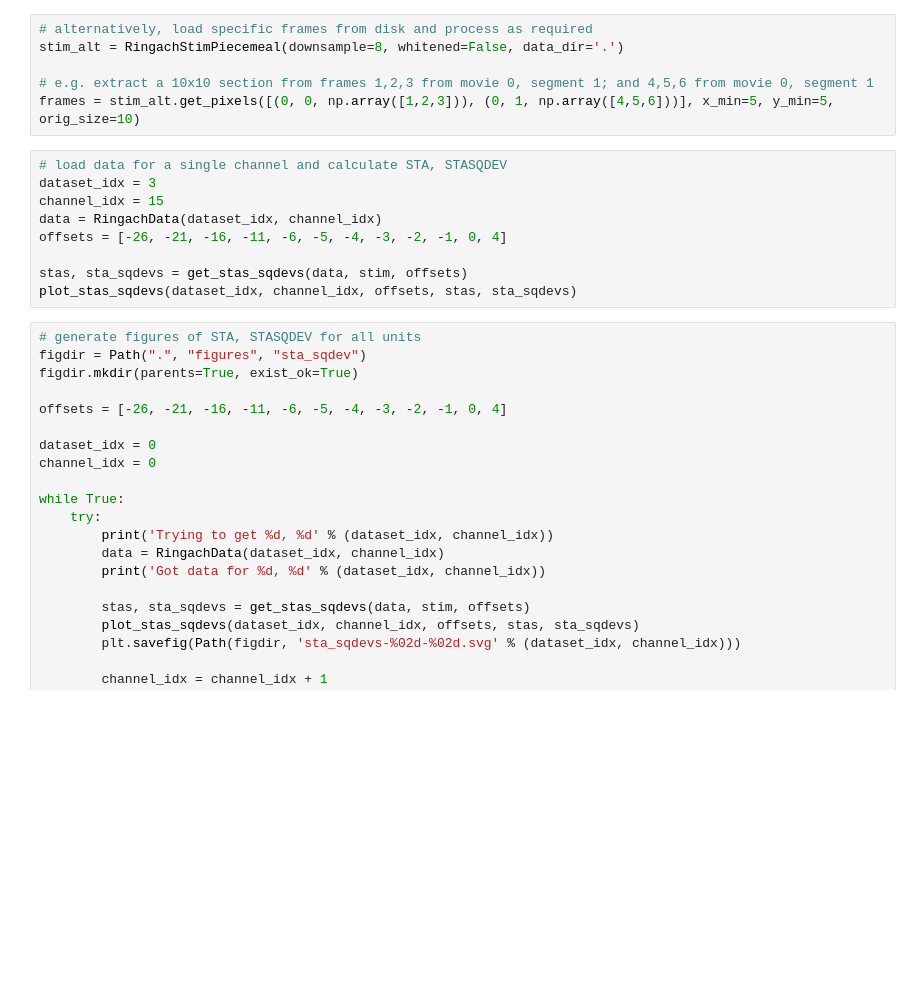
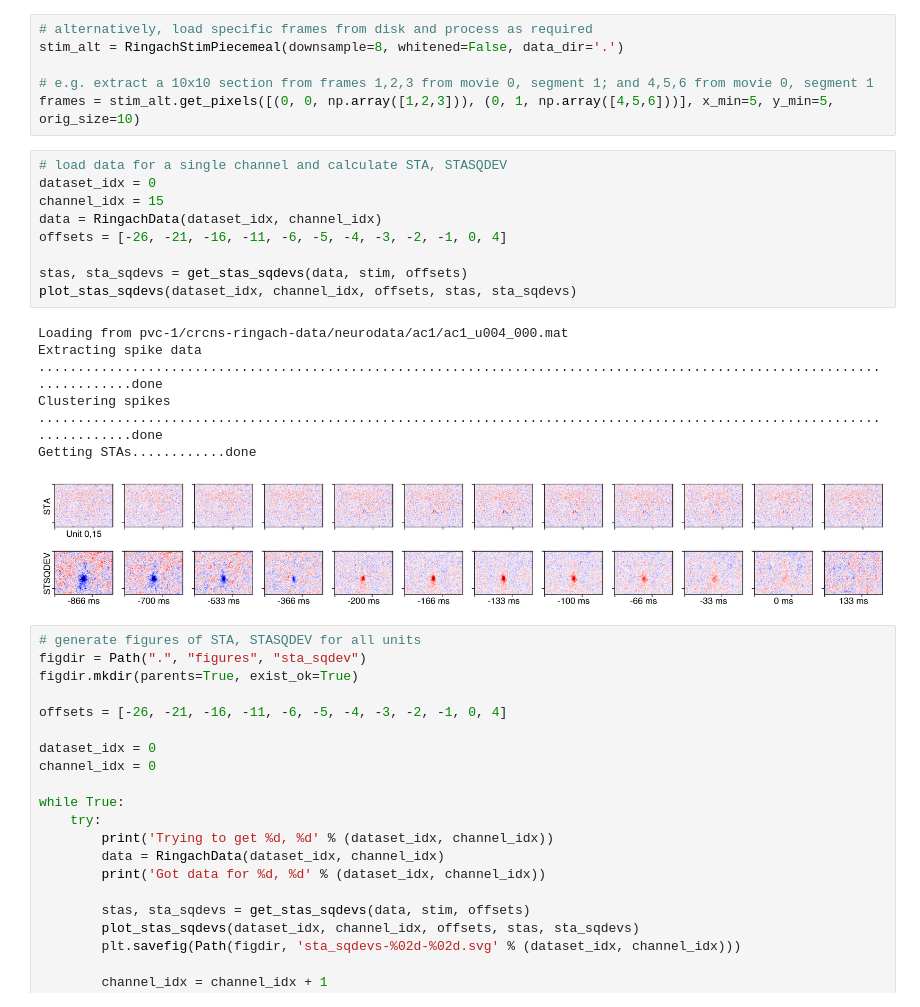
Before and after one commit to ben-willmore/ringach-pvc1, a Jupyter notebook: ringach-example.ipynb, the cells around one changed output. Saved outputs shown, nothing was run; the diff lists cells and outputs as text; blank space fills up the shorter version.

```diff
--- a/ringach-example.ipynb
+++ b/ringach-example.ipynb
@@ -22,13 +22,21 @@ stim_alt = RingachStimPiecemeal(downsample=8, whitened=False, data_dir='.')
 frames = stim_alt.get_pixels([(0, 0, np.array([1,2,3])), (0, 1, np.array([4,5,6]))], x_min=5, y_min=5, orig_size=10)
 # %%
 # load data for a single channel and calculate STA, STASQDEV
-dataset_idx = 3
+dataset_idx = 0
 channel_idx = 15
 data = RingachData(dataset_idx, channel_idx)
 offsets = [-26, -21, -16, -11, -6, -5, -4, -3, -2, -1, 0, 4]
 
 stas, sta_sqdevs = get_stas_sqdevs(data, stim, offsets)
 plot_stas_sqdevs(dataset_idx, channel_idx, offsets, stas, sta_sqdevs)
+# %% [output]
+Loading from pvc-1/crcns-ringach-data/neurodata/ac1/ac1_u004_000.mat
+Extracting spike data
+........................................................................................................................done
+Clustering spikes
+........................................................................................................................done
+Getting STAs............done
+[figure, added]
 # %%
 # generate figures of STA, STASQDEV for all units
 figdir = Path(".", "figures", "sta_sqdev")
```
Also changed, not shown: 1 other file.
